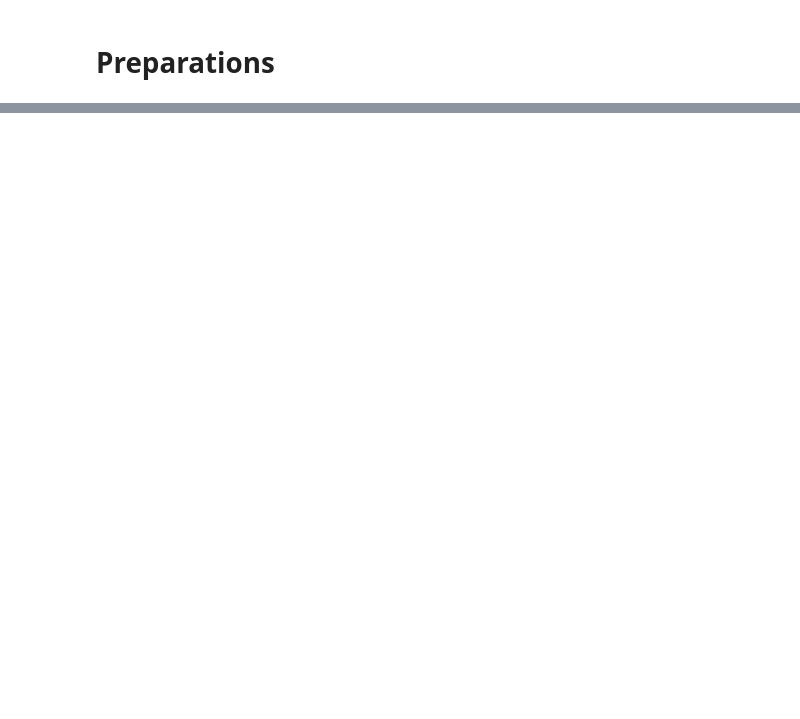
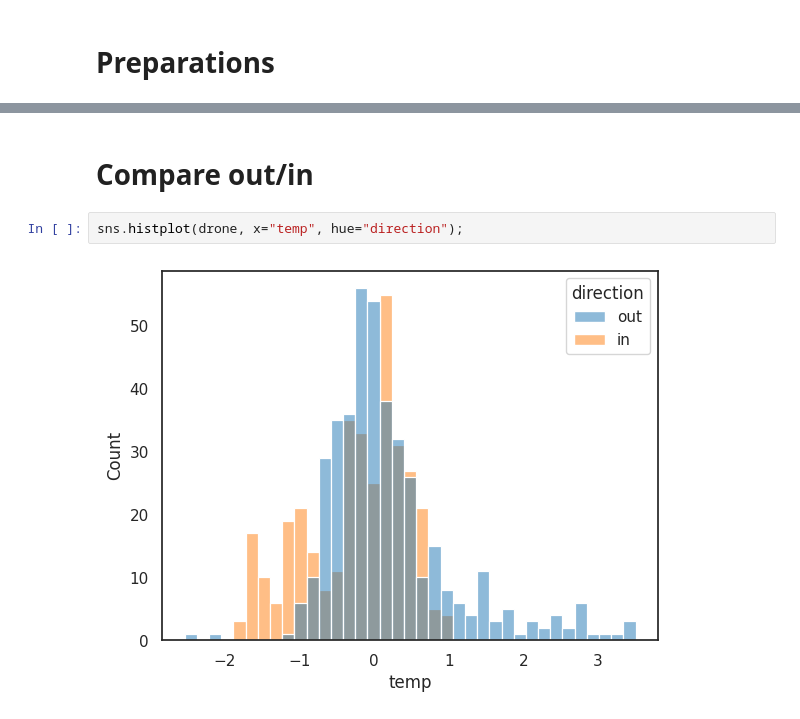
Before and after one commit to wstevick/SH-drone-sampling, a Jupyter notebook: analysis.ipynb, the cells around one changed output, grey strips where cells are left out. Cells and saved outputs as stored; diff of their text form; blank space fills up the shorter version.

```diff
--- a/analysis.ipynb
+++ b/analysis.ipynb
@@ -290,0 +104,6 @@ PearsonRResult(statistic=np.float64(-0.028295660847026748), pvalue=np.float64(0.
+# %% [markdown]
+# Compare out/in
+# %%
+sns.histplot(drone, x="temp", hue="direction");
+# %% [output]
+[figure, added]
```
Also changed, not shown: parts of 62 cells of this notebook, 1 other file.
